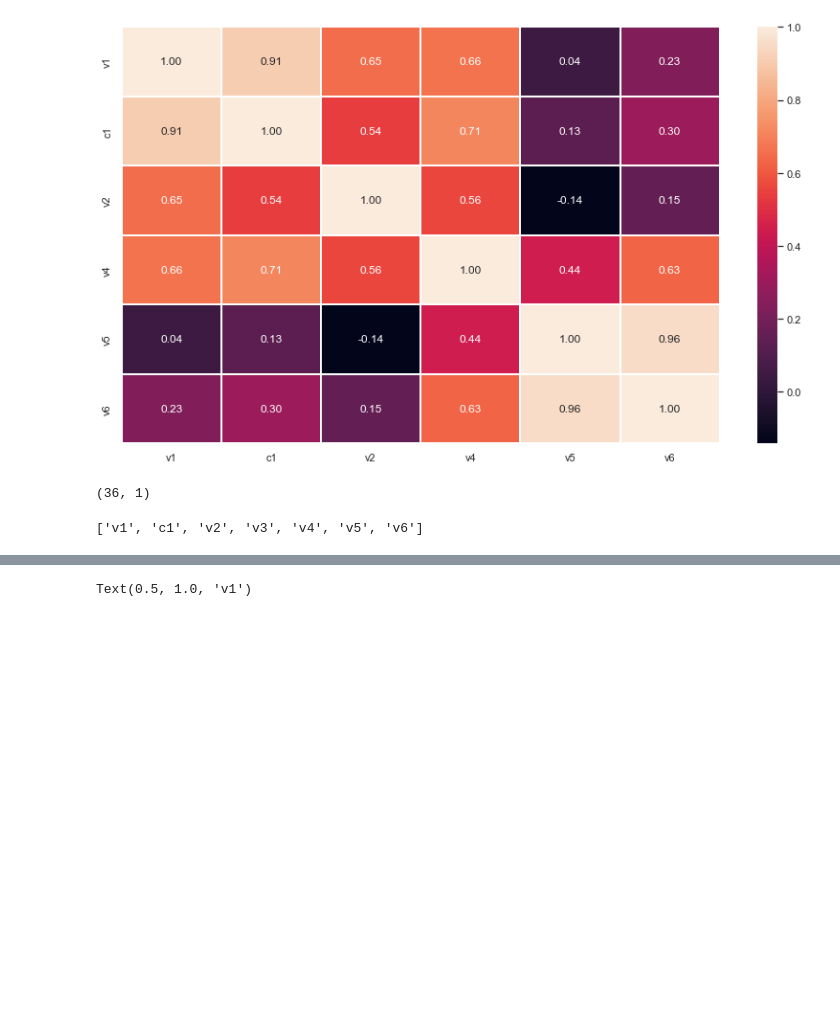
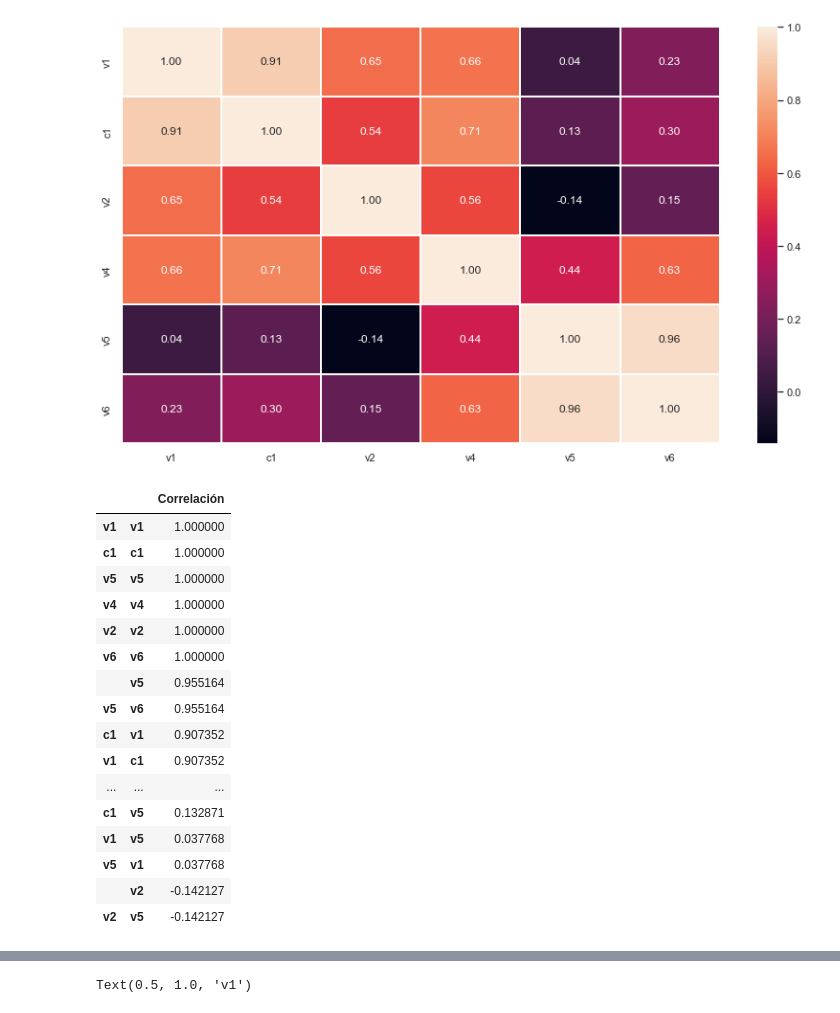
Before and after one commit to JesusAntonio9/VINKOS_TEST, a Jupyter notebook: Prueba ciencia de datos.ipynb, the cells around one changed output, grey strips where cells are left out. Saved outputs shown, nothing was run; the diff lists cells and outputs as text; code cells hidden in the pictures; blank space fills up the shorter version.

```diff
--- a/Prueba ciencia de datos.ipynb
+++ b/Prueba ciencia de datos.ipynb
@@ -409,9 +409,24 @@ sns.heatmap(df.corr(), annot=True, fmt='.2f', linewidths=2)
 <AxesSubplot:>
 [figure]
 # %%
-correlaciones= pd.DataFrame(df.corr().unstack().sort_values(kind = 'quicksort', ascending = False))
-#df.corr().unstack()
+correlaciones= pd.DataFrame(df.corr().unstack().sort_values(kind = 'quicksort', ascending = False),\
+                            columns = ["Correlación"])
+correlaciones
+# %% [output]
+|  |  | Correlación |
+| v1 | v1 | 1.000000 |
+| c1 | c1 | 1.000000 |
+| v5 | v5 | 1.000000 |
+| v4 | v4 | 1.000000 |
+| v2 | v2 | 1.000000 |
+| v6 | v6 | 1.000000 |
+|  | v5 | 0.955164 |
+| v5 | v6 | 0.955164 |
+| c1 | v1 | 0.907352 |
+| v1 | c1 | 0.907352 |
+| ... | ... | ... |
+| c1 | v5 | 0.132871 |
+| v1 | v5 | 0.037768 |
+| v5 | v1 | 0.037768 |
+|  | v2 | -0.142127 |
+| v2 | v5 | -0.142127 |
-# %%
-correlaciones.shape
-# %% [output]
-(36, 1)
@@ -420,4 +432,0 @@ columns = list(df.columns)
-# %%
-columns[:-1]
-# %% [output]
-['v1', 'c1', 'v2', 'v3', 'v4', 'v5', 'v6']
```
Also changed, not shown: parts of 11 cells of this notebook.
